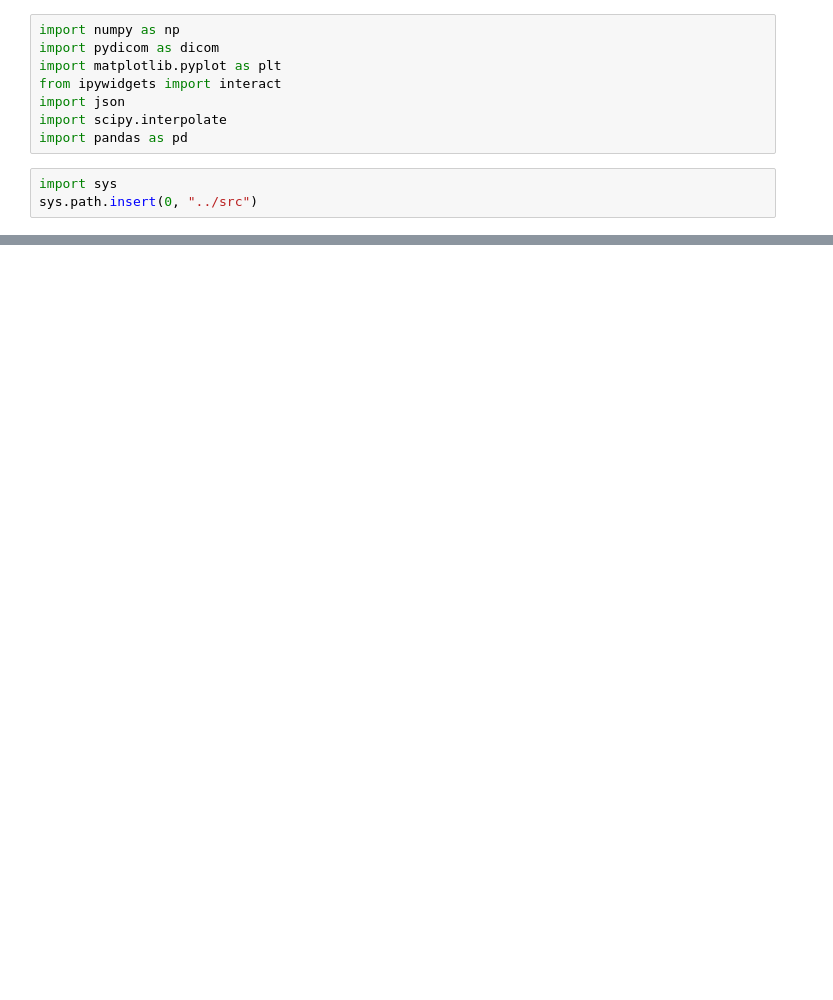
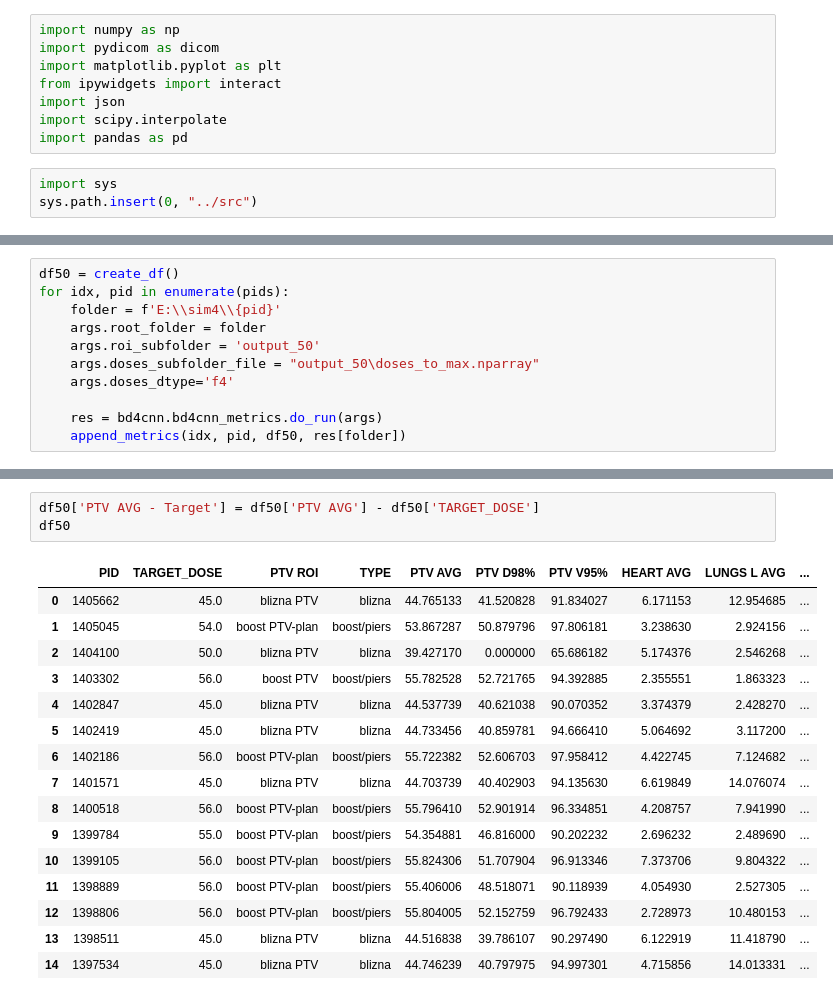
Before and after one commit to szmurlor/bdcalc, a Jupyter notebook: notebooks/cnn_miary_medyczne.ipynb, the cells around one changed output, grey strips where cells are left out. Drawn from its saved outputs; the diff is of its cells as text; blank space fills up the shorter version.

```diff
--- a/notebooks/cnn_miary_medyczne.ipynb
+++ b/notebooks/cnn_miary_medyczne.ipynb
@@ -217,0 +87,11 @@ output_50 - oryginalne z Elcipse
+# %%
+df50 = create_df()
+for idx, pid in enumerate(pids):
+    folder = f'E:\\sim4\\{pid}'
+    args.root_folder = folder
+    args.roi_subfolder = 'output_50'
+    args.doses_subfolder_file = "output_50\doses_to_max.nparray"
+    args.doses_dtype='f4'
+
+    res = bd4cnn.bd4cnn_metrics.do_run(args)
+    append_metrics(idx, pid, df50, res[folder])
@@ -217,0 +470,20 @@ output_50 - oryginalne z Elcipse
+# %%
+df50['PTV AVG - Target'] = df50['PTV AVG'] - df50['TARGET_DOSE']
+df50
+# %% [output]
+|  | PID | TARGET_DOSE | PTV ROI | TYPE | PTV AVG | PTV D98% | PTV V95% | HEART AVG | LUNGS L AVG | ... |
+| 0 | 1405662 | 45.0 | blizna PTV | blizna | 44.765133 | 41.520828 | 91.834027 | 6.171153 | 12.954685 | ... |
+| 1 | 1405045 | 54.0 | boost PTV-plan | boost/piers | 53.867287 | 50.879796 | 97.806181 | 3.238630 | 2.924156 | ... |
+| 2 | 1404100 | 50.0 | blizna PTV | blizna | 39.427170 | 0.000000 | 65.686182 | 5.174376 | 2.546268 | ... |
+| 3 | 1403302 | 56.0 | boost PTV | boost/piers | 55.782528 | 52.721765 | 94.392885 | 2.355551 | 1.863323 | ... |
+| 4 | 1402847 | 45.0 | blizna PTV | blizna | 44.537739 | 40.621038 | 90.070352 | 3.374379 | 2.428270 | ... |
+| 5 | 1402419 | 45.0 | blizna PTV | blizna | 44.733456 | 40.859781 | 94.666410 | 5.064692 | 3.117200 | ... |
+| 6 | 1402186 | 56.0 | boost PTV-plan | boost/piers | 55.722382 | 52.606703 | 97.958412 | 4.422745 | 7.124682 | ... |
+| 7 | 1401571 | 45.0 | blizna PTV | blizna | 44.703739 | 40.402903 | 94.135630 | 6.619849 | 14.076074 | ... |
+| 8 | 1400518 | 56.0 | boost PTV-plan | boost/piers | 55.796410 | 52.901914 | 96.334851 | 4.208757 | 7.941990 | ... |
+| 9 | 1399784 | 55.0 | boost PTV-plan | boost/piers | 54.354881 | 46.816000 | 90.202232 | 2.696232 | 2.489690 | ... |
+| 10 | 1399105 | 56.0 | boost PTV-plan | boost/piers | 55.824306 | 51.707904 | 96.913346 | 7.373706 | 9.804322 | ... |
+| 11 | 1398889 | 56.0 | boost PTV-plan | boost/piers | 55.406006 | 48.518071 | 90.118939 | 4.054930 | 2.527305 | ... |
+| 12 | 1398806 | 56.0 | boost PTV-plan | boost/piers | 55.804005 | 52.152759 | 96.792433 | 2.728973 | 10.480153 | ... |
+| 13 | 1398511 | 45.0 | blizna PTV | blizna | 44.516838 | 39.786107 | 90.297490 | 6.122919 | 11.418790 | ... |
+| 14 | 1397534 | 45.0 | blizna PTV | blizna | 44.746239 | 40.797975 | 94.997301 | 4.715856 | 14.013331 | ... |
```
Also changed, not shown: parts of 17 cells of this notebook, 3 other files.
